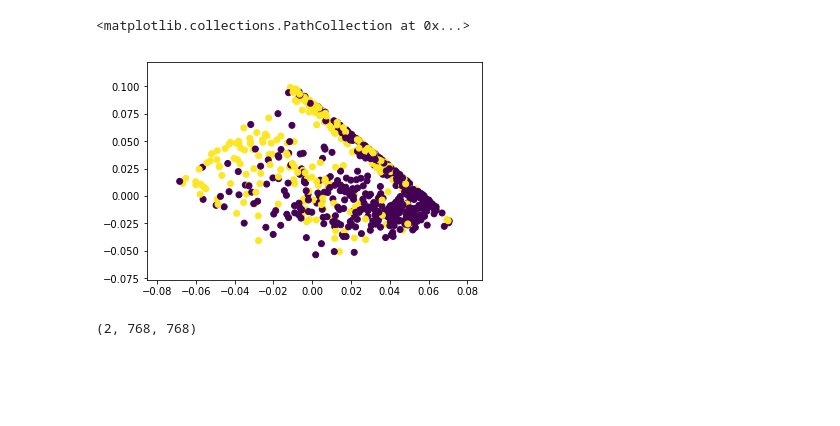
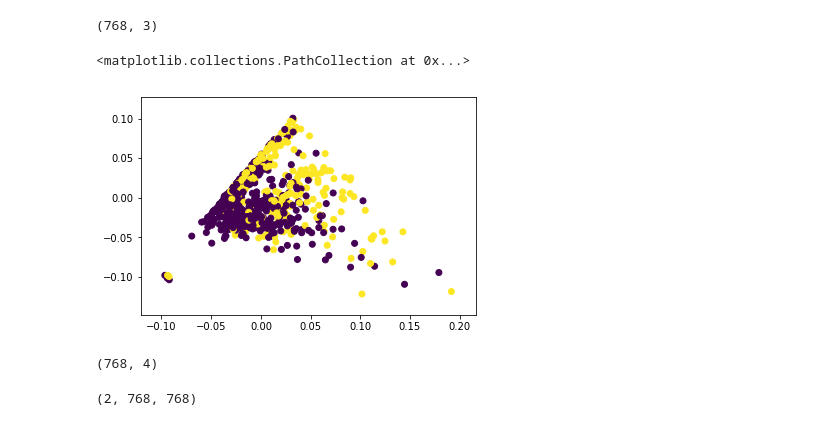
Before and after one commit to cameronfr/mvlearn, a Jupyter notebook: Implementations/MVMDS.ipynb, the cells around one changed output. Cells and saved outputs as stored; diff of their text form; code cells hidden in the pictures; blank space fills up the shorter version.

```diff
--- a/Implementations/MVMDS.ipynb
+++ b/Implementations/MVMDS.ipynb
@@ -19,6 +19,10 @@ V2_cols = ['DBP','BMI','Insulin']
 
 V1 = X[V1_cols] #First View
 V2 = X[V2_cols]  #Second View
+# %%
+Views[1].shape
+# %% [output]
+(768, 3)
 # %%
 from multiview import cpcmv as cpcmv
 
@@ -34,38 +38,43 @@ mat_abr = np.ones(shape = (2,len(V1),len(V1)))
 for i in range(len(Views)):
     view = euclidean_distances(Views[i])
     view_up = np.power(np.array(view),2)
+    view_squared = view_up
     rmean = np.mean(view_up,axis = 1)
     cmean = np.mean(view_up,axis = 0)
     mean = np.mean(view_up)
 
     view_up = view_up + mean
     view_up.T[:,] -= rmean[:]
     view_up = -1 * (view_up - cmean)/2
     mat[i] = -view_up/2
 
     J = np.eye(len(view)) - (1/len(view))*np.ones(view.shape) #centering matrix
 
-    B = -(1/2) * np.matmul(np.matmul(view,view_up),J)   #construct B matrix from the
+    B = -(1/2) * np.matmul(np.matmul(J,view_squared),J)   #construct B matrix from the
     mat_abr[i] = B
 
 
 fit = cpcmv.MVCPC(k = 4).fit_transform(mat_abr)
 
-components = fit[1]
+components = [fit[1],mat_abr]
 
 '''
 The code above references classical MVMDS. This is for euclidean distances.
 It works very well for non-complex differences if there is some sort of linear
 relationship. The cpcmv is inspired by Dr. Trendafilov. This is a step-wise method This gives us the
 common principal components.
 '''
 
 
 
-plt.scatter(components[:,0],components[:,1],c = y)
+plt.scatter(components[0][:,0],components[0][:,1],c = y)
 # %% [output]
 <matplotlib.collections.PathCollection at 0x...>
-[figure, old version]
+[figure, new version]
+# %%
+components[0].shape
+# %% [output]
+(768, 4)
 # %%
 mat_abr.shape
 # %% [output]
```
Also changed, not shown: parts of 2 cells of this notebook, 2 other files.
